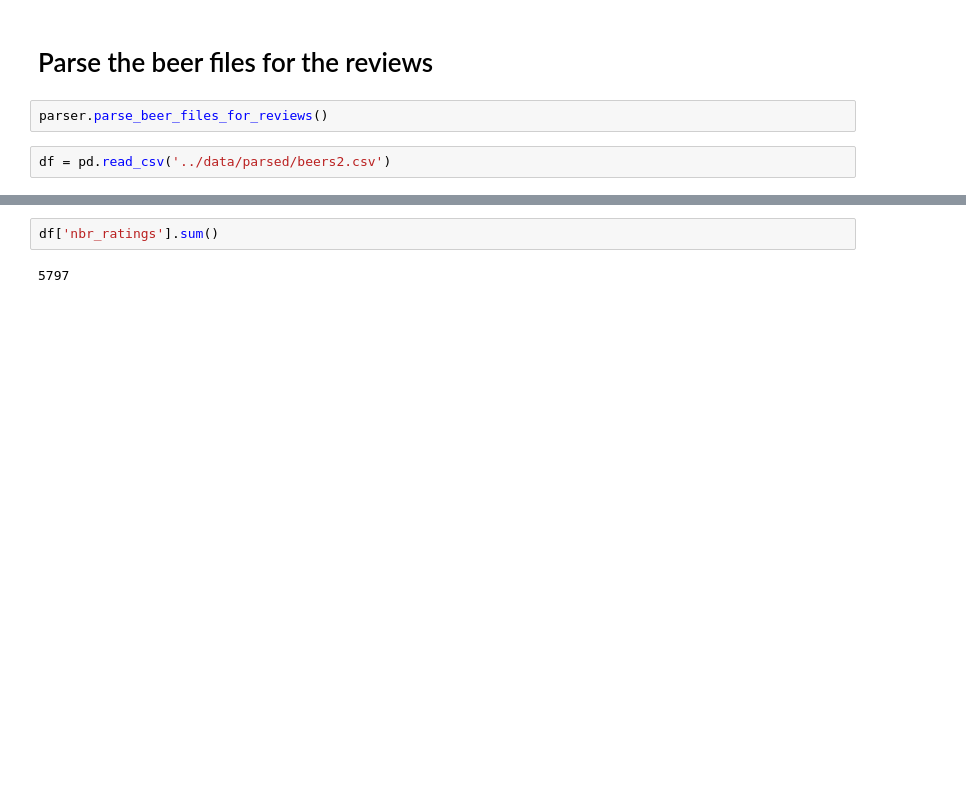
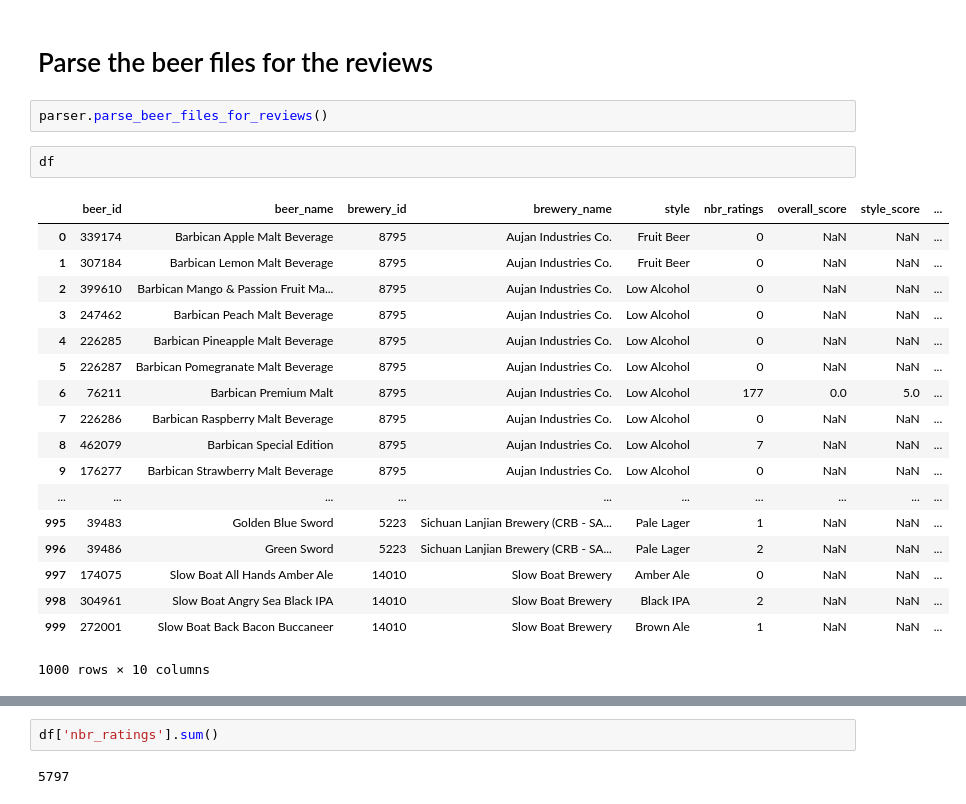
Before and after one commit to glederrey/ratebeer_crawler, a Jupyter notebook: code/notebooks/parser.ipynb, the cells around one changed output, grey strips where cells are left out. Cells and saved outputs as stored; diff of their text form; blank space fills up the shorter version.

```diff
--- a/code/notebooks/parser.ipynb
+++ b/code/notebooks/parser.ipynb
@@ -41,5 +41,24 @@ parser.parse_beer_files_for_information()
 # Parse the beer files for the reviews
 # %%
 parser.parse_beer_files_for_reviews()
-# %%
-df = pd.read_csv('../data/parsed/beers2.csv')
+# %%
+df
+# %% [output]
+|  | beer_id | beer_name | brewery_id | brewery_name | style | nbr_ratings | overall_score | style_score | ... |
+| 0 | 339174 | Barbican Apple Malt Beverage | 8795 | Aujan Industries Co. | Fruit Beer | 0 | NaN | NaN | ... |
+| 1 | 307184 | Barbican Lemon Malt Beverage | 8795 | Aujan Industries Co. | Fruit Beer | 0 | NaN | NaN | ... |
+| 2 | 399610 | Barbican Mango & Passion Fruit Ma... | 8795 | Aujan Industries Co. | Low Alcohol | 0 | NaN | NaN | ... |
+| 3 | 247462 | Barbican Peach Malt Beverage | 8795 | Aujan Industries Co. | Low Alcohol | 0 | NaN | NaN | ... |
+| 4 | 226285 | Barbican Pineapple Malt Beverage | 8795 | Aujan Industries Co. | Low Alcohol | 0 | NaN | NaN | ... |
+| 5 | 226287 | Barbican Pomegranate Malt Beverage | 8795 | Aujan Industries Co. | Low Alcohol | 0 | NaN | NaN | ... |
+| 6 | 76211 | Barbican Premium Malt | 8795 | Aujan Industries Co. | Low Alcohol | 177 | 0.0 | 5.0 | ... |
+| 7 | 226286 | Barbican Raspberry Malt Beverage | 8795 | Aujan Industries Co. | Low Alcohol | 0 | NaN | NaN | ... |
+| 8 | 462079 | Barbican Special Edition | 8795 | Aujan Industries Co. | Low Alcohol | 7 | NaN | NaN | ... |
+| 9 | 176277 | Barbican Strawberry Malt Beverage | 8795 | Aujan Industries Co. | Low Alcohol | 0 | NaN | NaN | ... |
+| ... | ... | ... | ... | ... | ... | ... | ... | ... | ... |
+| 995 | 39483 | Golden Blue Sword | 5223 | Sichuan Lanjian Brewery (CRB - SA... | Pale Lager | 1 | NaN | NaN | ... |
+| 996 | 39486 | Green Sword | 5223 | Sichuan Lanjian Brewery (CRB - SA... | Pale Lager | 2 | NaN | NaN | ... |
+| 997 | 174075 | Slow Boat All Hands Amber Ale | 14010 | Slow Boat Brewery | Amber Ale | 0 | NaN | NaN | ... |
+| 998 | 304961 | Slow Boat Angry Sea Black IPA | 14010 | Slow Boat Brewery | Black IPA | 2 | NaN | NaN | ... |
+| 999 | 272001 | Slow Boat Back Bacon Buccaneer | 14010 | Slow Boat Brewery | Brown Ale | 1 | NaN | NaN | ... |
+1000 rows × 10 columns
```
Also changed, not shown: parts of 5 cells of this notebook, 2 other files.
